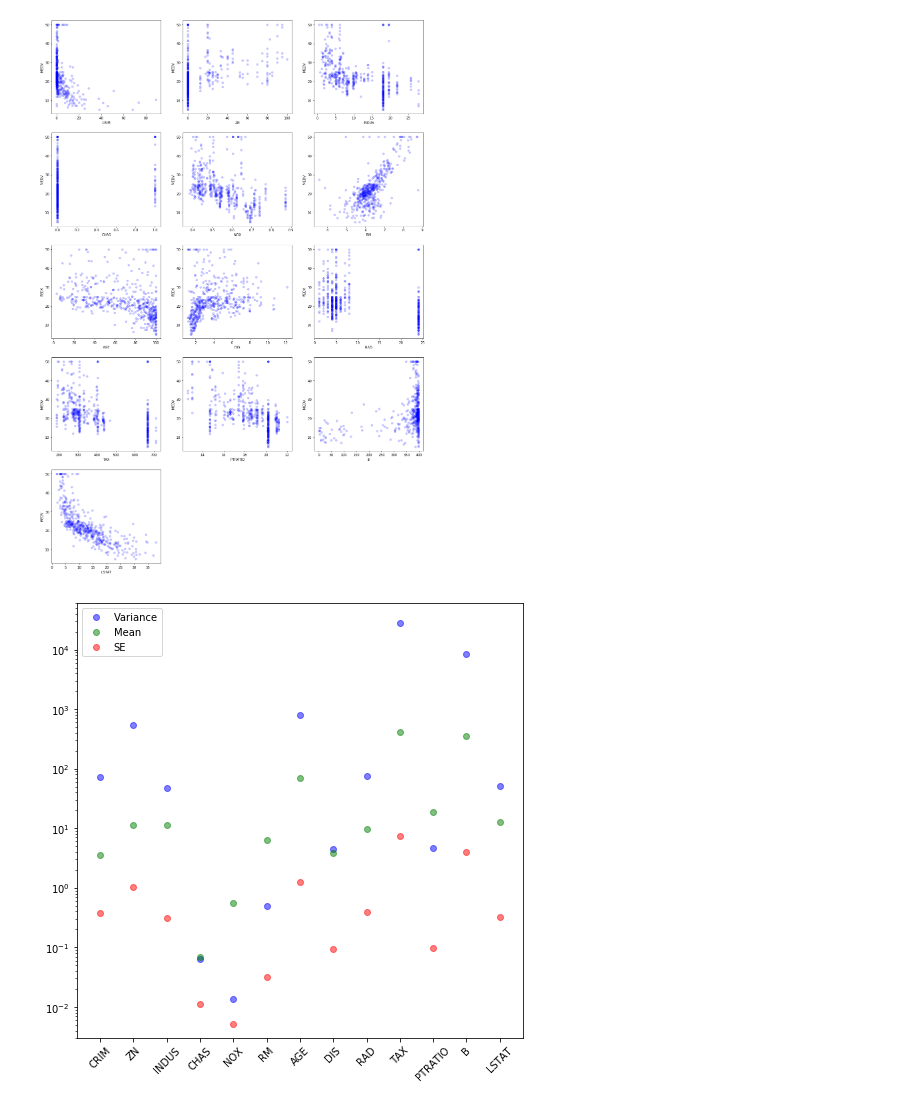
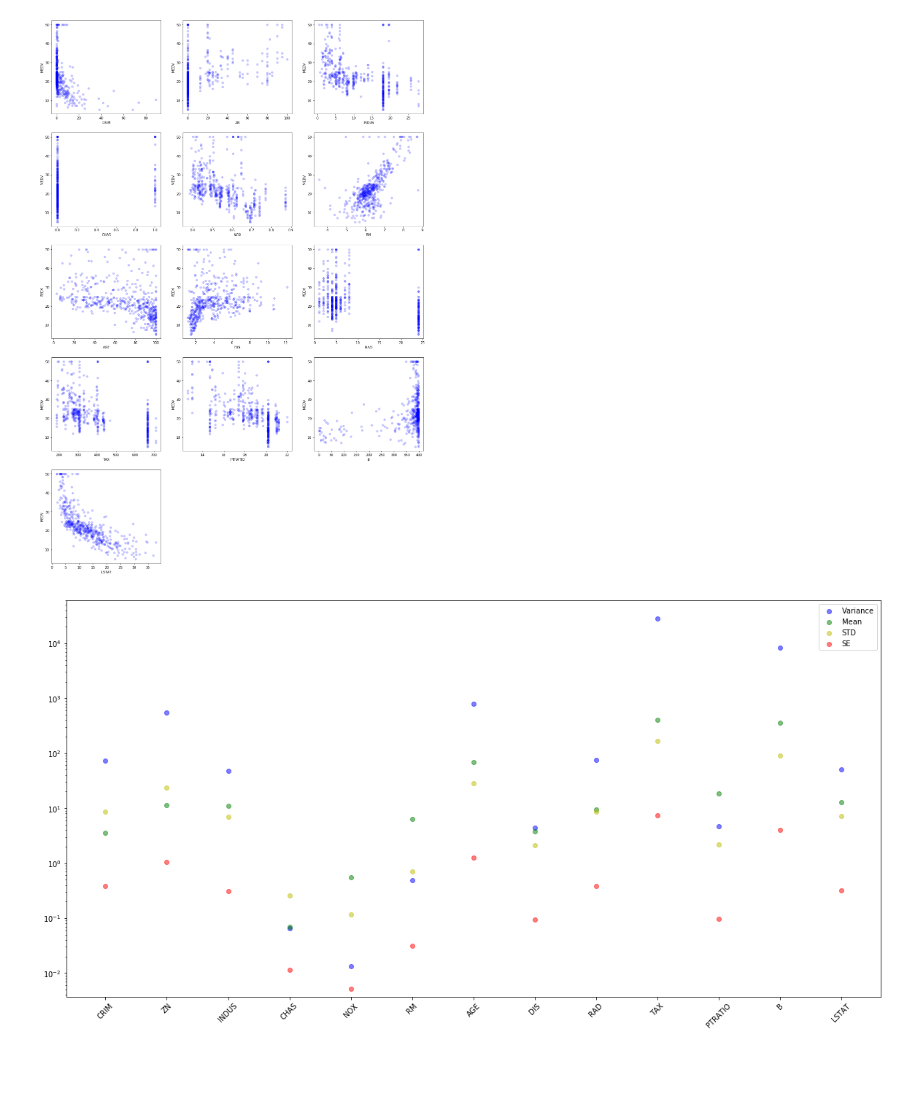
Before and after one commit to 0xLeon/MachLearn-Exercises, a Jupyter notebook: Jupyter/MachLearnExercise02.ipynb, the cells around one changed output. Saved outputs shown, nothing was run; the diff lists cells and outputs as text; code cells hidden in the pictures; blank space fills up the shorter version.

Commit message:
Added Standard deviation to Stats graph
Also simplified code by not using numpy module functions but numpy array object methods.

```diff
--- a/Jupyter/MachLearnExercise02.ipynb
+++ b/Jupyter/MachLearnExercise02.ipynb
@@ -20,20 +20,18 @@ plt.show()
 # %% [output]
 [figure]
 # %%
-plt.figure(2, figsize=(8, 8))
+plt.figure(2, figsize=(20, 10))
 
-mean = np.mean(boston.data.T, axis=1)
-var = np.var(boston.data.T, axis=1)
-se = sc.stats.sem(boston.data.T, axis=1)
 x = np.arange(0, boston.data.shape[1])
 
-plt.scatter(x, var, marker='o', c='b', alpha=0.5, label='Variance')
-plt.scatter(x, mean, marker='o', c='g', alpha=0.5, label='Mean')
-plt.scatter(x, se, marker='o', c='r', alpha=0.5, label='SE')
+plt.scatter(x, boston.data.T.var(axis=1), marker='o', c='b', alpha=0.5, label='Variance')
+plt.scatter(x, boston.data.T.mean(axis=1), marker='o', c='g', alpha=0.5, label='Mean')
+plt.scatter(x, boston.data.T.std(axis=1), marker='o', c='y', alpha=0.5, label='STD')
+plt.scatter(x, sc.stats.sem(boston.data.T, axis=1), marker='o', c='r', alpha=0.5, label='SE')
 
 plt.gca().set_yscale('log')
 plt.xticks(x, boston.feature_names, rotation=45)
 plt.legend()
 plt.show()
 # %% [output]
-[figure, old version]
+[figure, new version]
```
